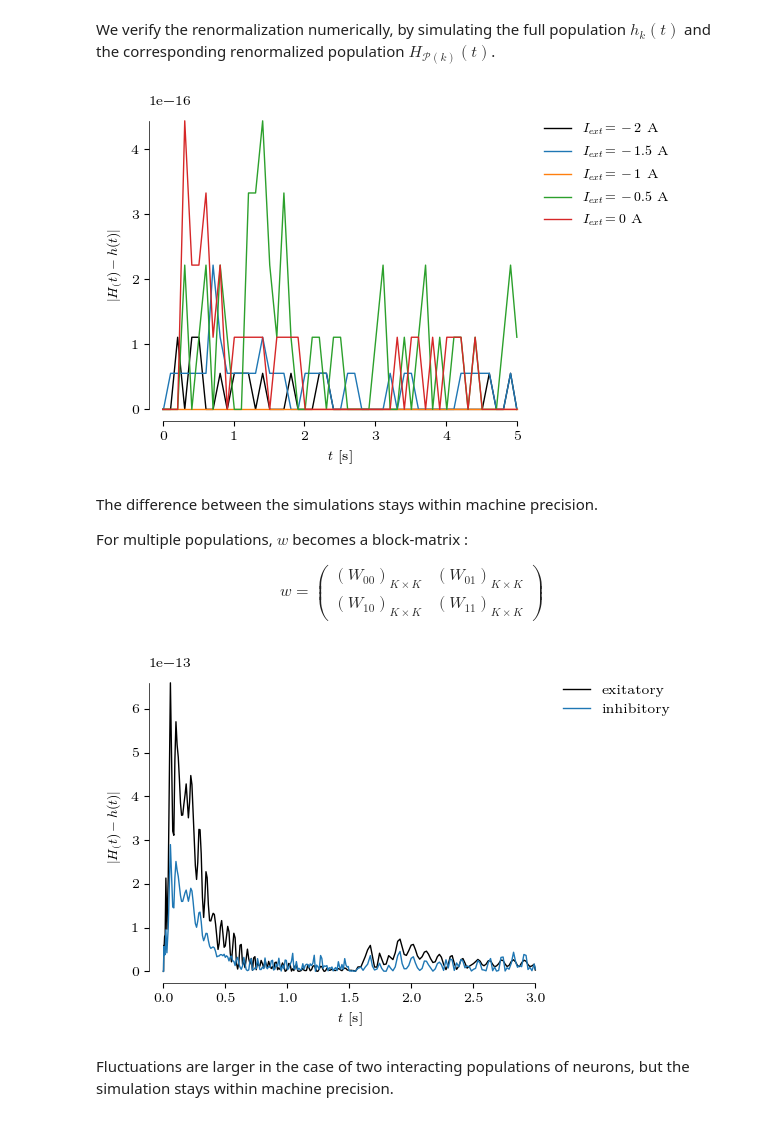
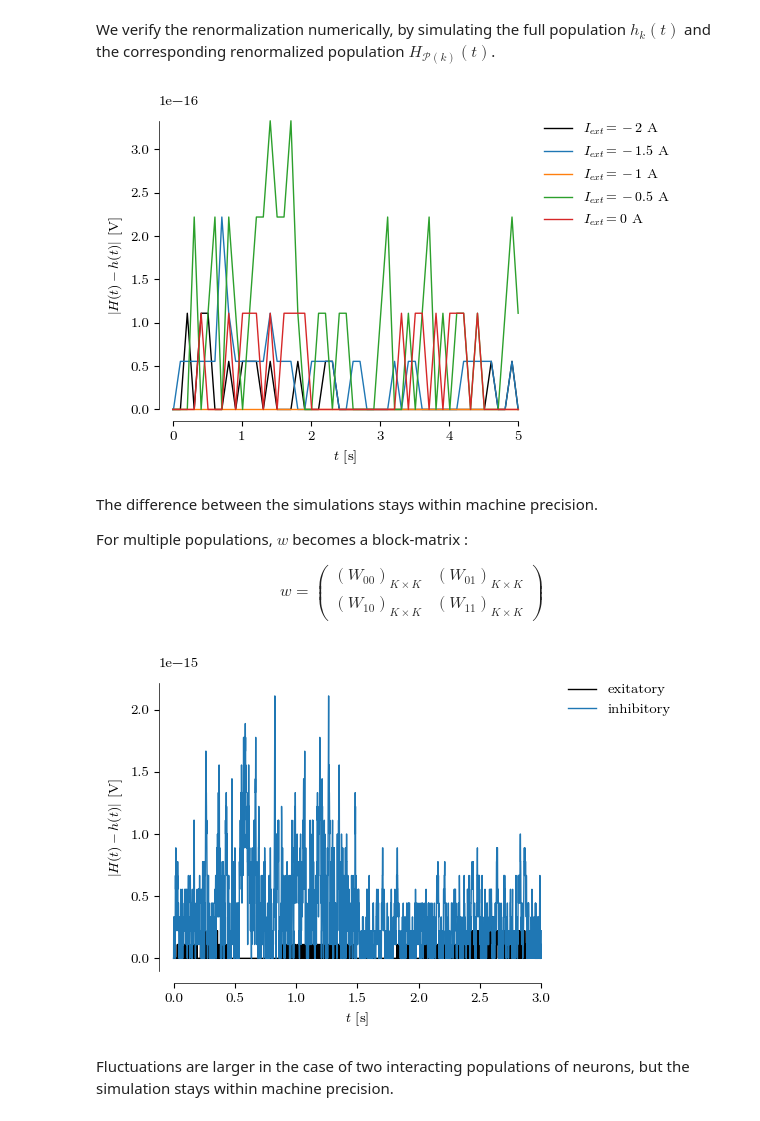
Before and after one commit to ninivert/BIO465-cortical-surround-suppression, a Jupyter notebook: src/notebook.ipynb, the cells around one changed output. Drawn from its saved outputs; the diff is of its cells as text; code cells hidden in the pictures.

```diff
--- a/src/notebook.ipynb
+++ b/src/notebook.ipynb
@@ -864,14 +870,17 @@ for I_ext in (-2, -1.5, -1, -0.5, 0):
 	assert np.allclose(diff, 0)
 	ax.plot(res.t, diff[:, 0], label=f'$I_{{ext}} = {I_ext}$ A')
 
-ax.set_ylabel('$|H_(t) - h(t)|$')
+ax.set_ylabel('$|H(t) - h(t)|$ [V]')
 ax.set_xlabel('$t$ [s]')
 data_lim(ax, 'both')
 breathe(ax)
 ax.legend(bbox_to_anchor=(1, 1), loc='upper left')
 plt.show(fig)
+
+fig.set_size_inches((4, 2))
+fig.savefig('../report/figures/pop_renorm_single.pdf')
 # %% [output]
-[figure, old version]
+[figure, new version]
 # %% [markdown]
 The difference between the simulations stays within machine precision.
 
@@ -893,38 +902,42 @@ pop_renorm = Populations(
 	W=np.array([[0.5, -4], [4, -7]]),
 	tau=np.array([0.6, 0.012]),
 	R=1,
 	gain_fn=sigmoid,
 	I_ext=(1-Heaviside(1.5))*Flat(np.array([4.0, 1.6])) + Heaviside(1.5)*Flat(np.array([4.0, 3.8]))
 )
 
 pop = Populations(
 	W=np.block([[np.full((K, K), W_ij/K) for W_ij in W_i] for W_i in pop_renorm.W]),
 	tau=np.block([np.full(K, tau_i) for tau_i in pop_renorm.tau]),
 	R=1,
 	gain_fn=sigmoid,
 	I_ext=\
 		(1-Heaviside(1.5))*Flat(np.array(np.block([np.full(K, I_i) for I_i in pop_renorm.I_ext(0)]))) \
 		+ Heaviside(1.5)*Flat(np.array(np.block([np.full(K, I_i) for I_i in pop_renorm.I_ext(1.6)])))
 )
 
-res_renorm = pop_renorm.simulate_h(np.array([0, 0]), (0, 3), dt_max=0.1)
-res = pop.simulate_h(np.zeros(2*K), (0, 3), dt_max=0.1)
+res_renorm = pop_renorm.simulate_h(np.array([0, 0]), (0, 3), dt_max=0.001)
+res = pop.simulate_h(np.zeros(2*K), (0, 3), dt_max=0.001)
 diff1 = np.abs(pop_renorm.gain_fn(res_renorm.y[0]) - pop.gain_fn(res.y[:K]))
 diff2 = np.abs(pop_renorm.gain_fn(res_renorm.y[1]) - pop.gain_fn(res.y[K:]))
 
 assert np.allclose(diff1, 0, atol=1e-12)
 assert np.allclose(diff2, 0, atol=1e-12)
 ax.plot(res.t, diff1[0], label=f'exitatory')
 ax.plot(res.t, diff2[0], label=f'inhibitory')
 
-ax.set_ylabel('$|H_(t) - h(t)|$')
+ax.set_ylabel('$|H(t) - h(t)|$ [V]')
 ax.set_xlabel('$t$ [s]')
-data_lim(ax, 'both')
+# ax.set_ylim((0, 1e-12))
+data_lim(ax, 'x')
 breathe(ax)
 ax.legend(bbox_to_anchor=(1, 1), loc='upper left')
 plt.show(fig)
+
+fig.set_size_inches((4, 2))
+fig.savefig('../report/figures/pop_renorm_ei.pdf')
 # %% [output]
-[figure, old version]
+[figure, new version]
 # %% [markdown]
 Fluctuations are larger in the case of two interacting populations of neurons, but the simulation stays within machine precision.
 # %% [markdown]
```
Also changed, not shown: parts of 8 cells of this notebook, 8 other files.
